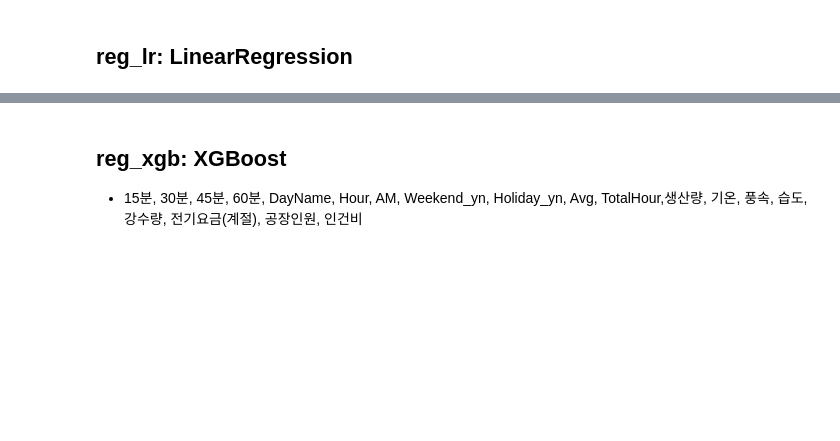
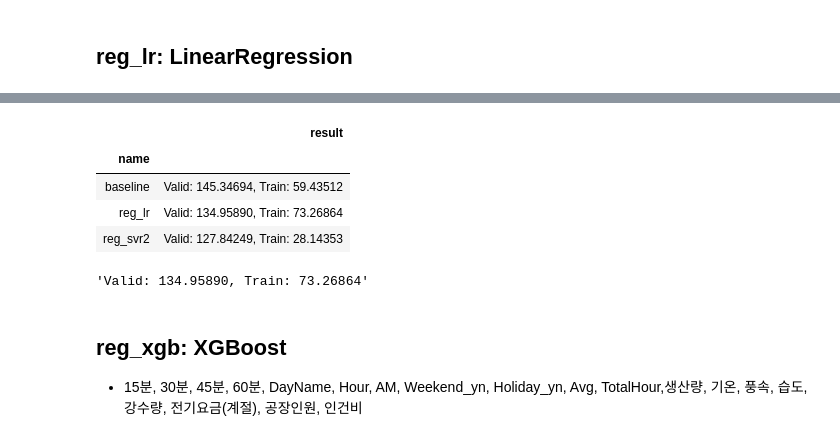
Before and after one commit to sunkusun9/DS_lv3_2604_2, a Jupyter notebook: sec_ds_lv3_prob3_kaggle.ipynb, the cells around one changed output, grey strips where cells are left out. Saved outputs shown, nothing was run; the diff lists cells and outputs as text; code cells hidden in the pictures; blank space fills up the shorter version.

```diff
--- a/sec_ds_lv3_prob3_kaggle.ipynb
+++ b/sec_ds_lv3_prob3_kaggle.ipynb
@@ -361,0 +417,23 @@ Without ColumnTransformer & Pipeline 145.34693972591637
+# %%
+from sklearn.linear_model import LinearRegression # Train에 덜 맞추려면..., Ridge, Lasso, ElasticNet
+from sklearn.preprocessing import PolynomialFeatures
+
+ct = ColumnTransformer([
+    ('std_pf',
+         make_pipeline(StandardScaler(), PolynomialFeatures(degree=2, include_bias = False)), ['TotalHour'] + ['lag_{}'.format(i) for i in range(1, 7)]
+    ),
+    ('ohe', OneHotEncoder(categories='auto', drop='first'), ['DayName']),
+    ('pt', 'passthrough', ['AM'])
+])
+
+reg_lr = make_pipeline(
+    ct, LinearRegression()
+)
+eval_model('reg_lr', reg_lr)
+# %% [output]
+|  | result |
+| name |  |
+| baseline | Valid: 145.34694, Train: 59.43512 |
+| reg_lr | Valid: 134.95890, Train: 73.26864 |
+| reg_svr2 | Valid: 127.84249, Train: 28.14353 |
+'Valid: 134.95890, Train: 73.26864'
```
Also changed, not shown: parts of 8 cells of this notebook.
